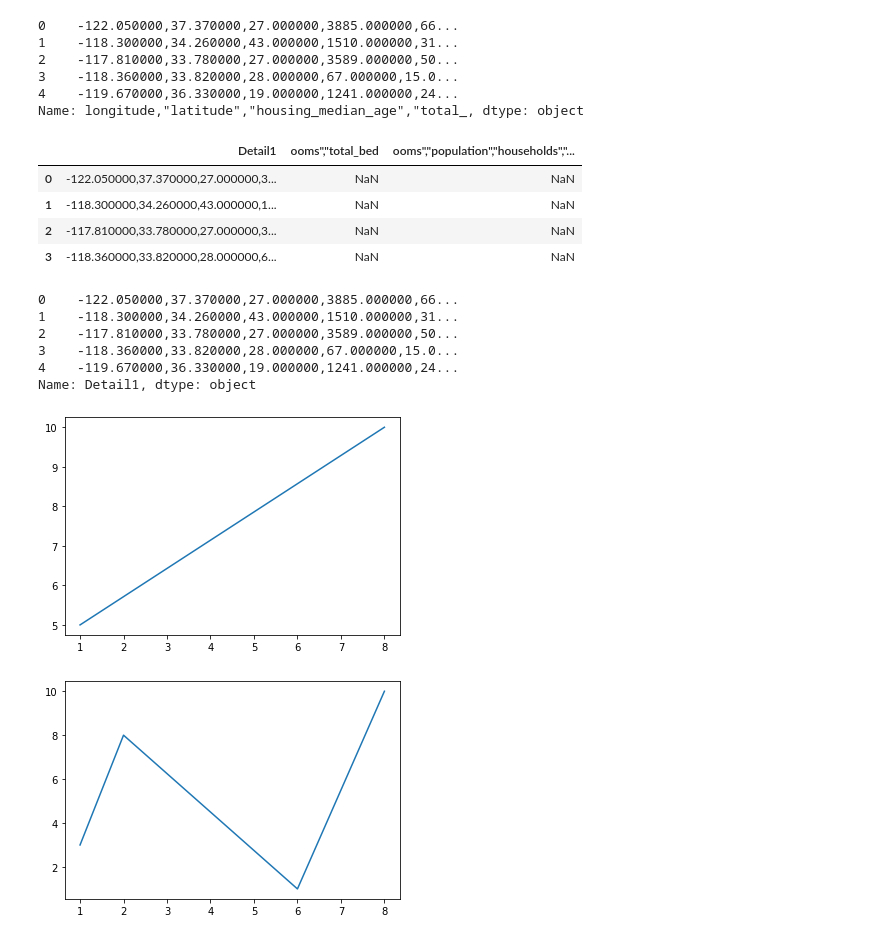
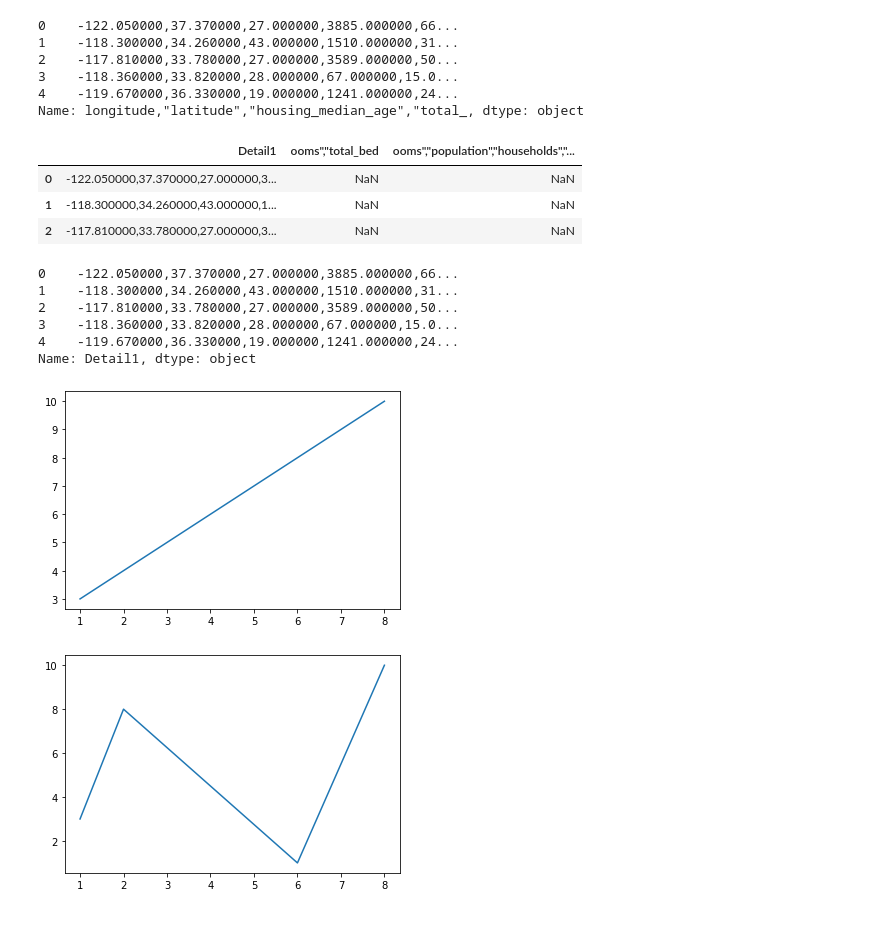
Before and after one commit to blackdragon18/codificacion, a Jupyter notebook: FMML_Aug22_M1Lab1_PythonBasics.ipynb, the cells around one changed output. Cells and saved outputs as stored; diff of their text form; code cells hidden in the pictures.

```diff
--- a/FMML_Aug22_M1Lab1_PythonBasics.ipynb
+++ b/FMML_Aug22_M1Lab1_PythonBasics.ipynb
@@ -491,13 +356,12 @@ Name: longitude,"latitude","housing_median_age","total_, dtype: object
 # %%
 df = df.rename(columns = {'longitude,"latitude","housing_median_age","total_':'Detail1'}) ##rename column names as at times it makes it easier for us
 # %%
-df.head(4)
+df.head(3)
 # %% [output]
 |  | Detail1 | ooms","total_bed | ooms","population","households","... |
 | 0 | -122.050000,37.370000,27.000000,3... | NaN | NaN |
 | 1 | -118.300000,34.260000,43.000000,1... | NaN | NaN |
 | 2 | -117.810000,33.780000,27.000000,3... | NaN | NaN |
-| 3 | -118.360000,33.820000,28.000000,6... | NaN | NaN |
 # %%
 df.iloc[:5, 0]  ##iloc - index - 0 to 4 rows and first column only.
 # %% [output]
@@ -512,12 +376,12 @@ import matplotlib
 from matplotlib import pyplot as plt
 # %%
 xpoints = np.array([1, 8])
-ypoints = np.array([5, 10])
+ypoints = np.array([3, 10])
 
 plt.plot(xpoints, ypoints)
 plt.show()
 # %% [output]
-[figure, old version]
+[figure, new version]
 # %%
 xpoints = np.array([1, 2, 6, 8])
 ypoints = np.array([3, 8, 1, 10])
```
Also changed, not shown: parts of 18 cells of this notebook.
